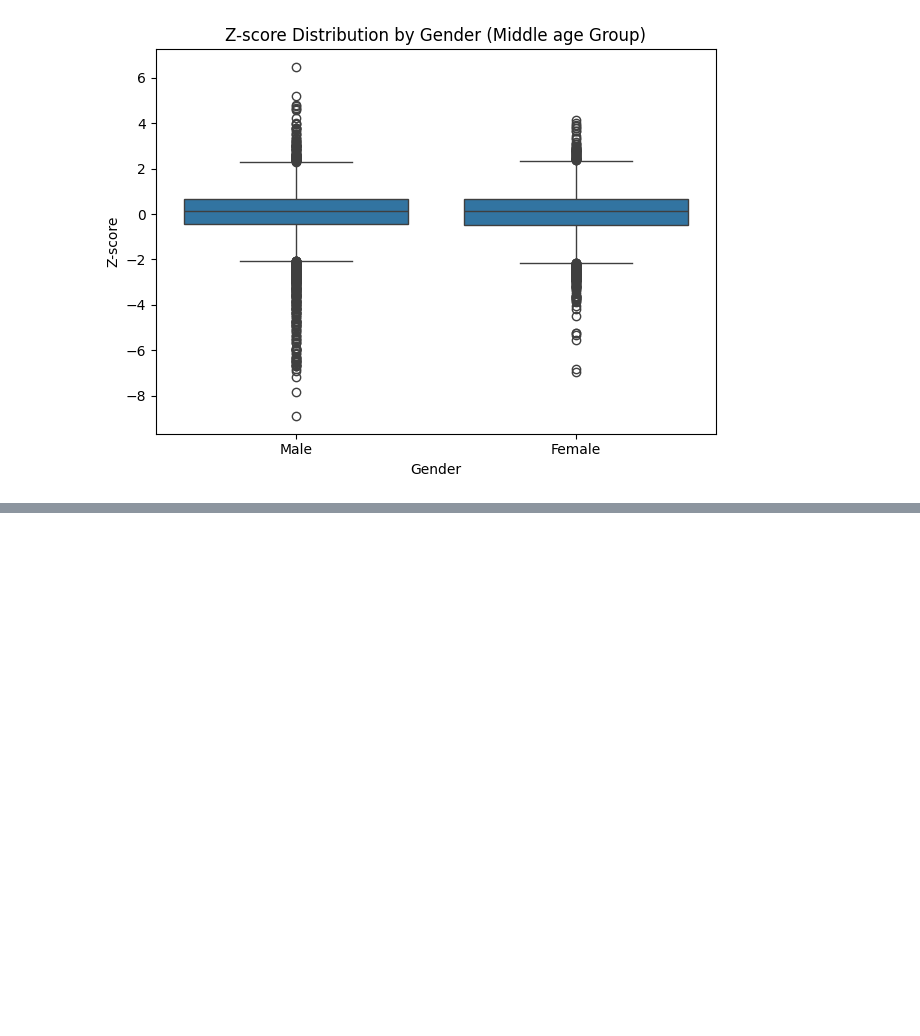
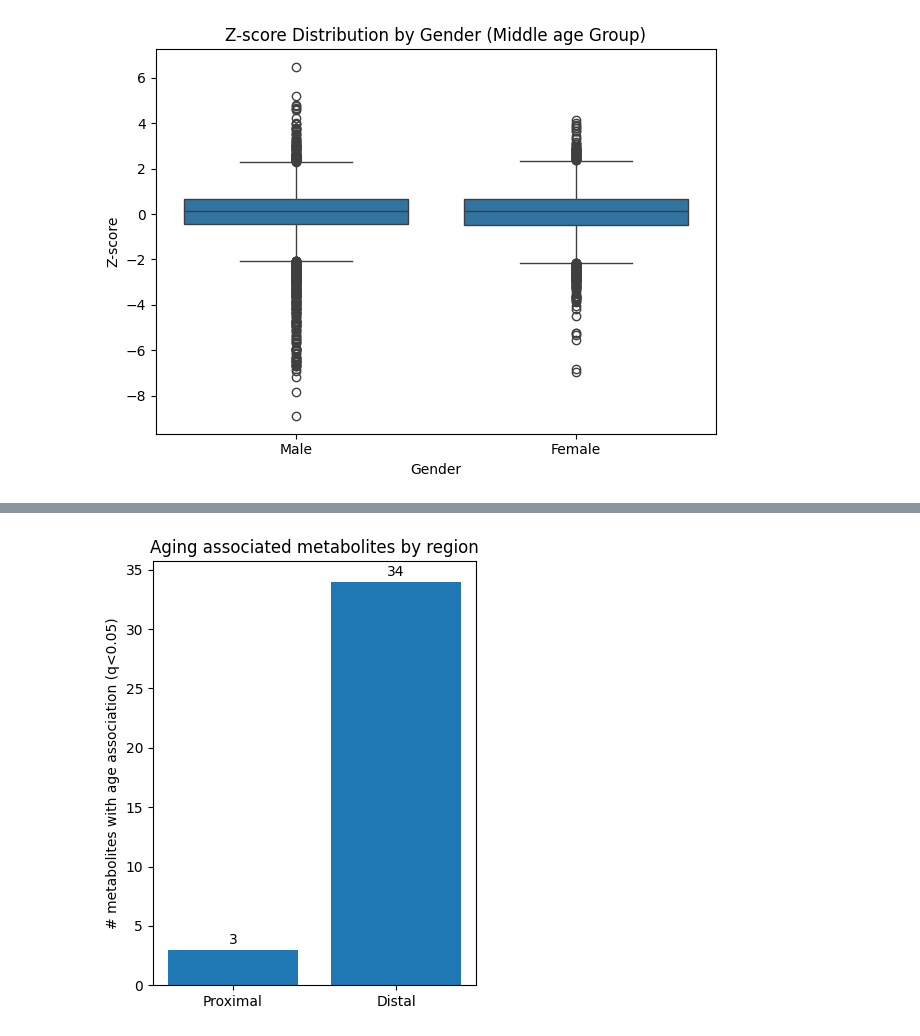
Before and after one commit to CadenBold/intestinal-omics, a Jupyter notebook: working.ipynb, the cells around one changed output, grey strips where cells are left out. Cells and saved outputs as stored; diff of their text form; code cells hidden in the pictures; blank space fills up the shorter version.

```diff
--- a/working.ipynb
+++ b/working.ipynb
@@ -958,0 +998,57 @@ plt.show()
+# %%
+from scipy.stats import spearmanr
+from statsmodels.stats.multitest import multipletests
+
+meta_df['Age_num'] = meta_df['Age'].map({'Young': 0, 'Middle age': 1, 'Old': 2})
+
+prox_idx = meta_df.index[meta_df['Region'] == 'Proximal']
+dist_idx = meta_df.index[meta_df['Region'] == 'Distal']
+
+prox_age = meta_df.loc[prox_idx, 'Age_num'].values.astype(float)
+dist_age = meta_df.loc[dist_idx, 'Age_num'].values.astype(float)
+
+metabolites = preprocessed_scaled.index.tolist()
+
+prox_rho = []
+prox_p = []
+dist_rho = []
+dist_p = []
+
+for m in metabolites:
+    pro = preprocessed_scaled.loc[m, prox_idx].values.astype(float)
+    dis = preprocessed_scaled.loc[m, dist_idx].values.astype(float)
+
+    r1, p1 = spearmanr(pro, prox_age)
+    r2, p2 = spearmanr(dis, dist_age)
+
+    prox_rho.append(r1)
+    prox_p.append(p1)
+    dist_rho.append(r2)
+    dist_p.append(p2)
+
+prox_tbl = pd.DataFrame({'metabolite': metabolites,'rho_age': prox_rho,'p_age': prox_p})
+
+dist_tbl = pd.DataFrame({'metabolite': metabolites,'rho_age': dist_rho,'p_age': dist_p})
+
+prox_tbl['q_age'] = multipletests(prox_tbl['p_age'], method='fdr_bh')[1]
+dist_tbl['q_age'] = multipletests(dist_tbl['p_age'], method='fdr_bh')[1]
+
+q_cutoff = 0.05
+rho_cutoff = 0.4
+
+prox_tbl['significant'] = (prox_tbl['q_age'] < q_cutoff) & (abs(prox_tbl['rho_age']) >= rho_cutoff)
+dist_tbl['significant'] = (dist_tbl['q_age'] < q_cutoff) & (abs(dist_tbl['rho_age']) >= rho_cutoff)
+
+prox_sig = prox_tbl['significant'].sum()
+dist_sig = dist_tbl['significant'].sum()
+
+plt.figure(figsize=(4, 5))
+for b in plt.bar(['Proximal', 'Distal'], [prox_sig, dist_sig]):
+    plt.text(b.get_x() + b.get_width() / 2, b.get_height() + 0.5, str(int(b.get_height())),
+             ha='center')
+plt.ylabel('# metabolites with age association (q<0.05)')
+plt.title('Aging associated metabolites by region')
+plt.tight_layout()
+plt.show()
+# %% [output]
+[figure, added]
```
Also changed, not shown: parts of 6 cells of this notebook.
